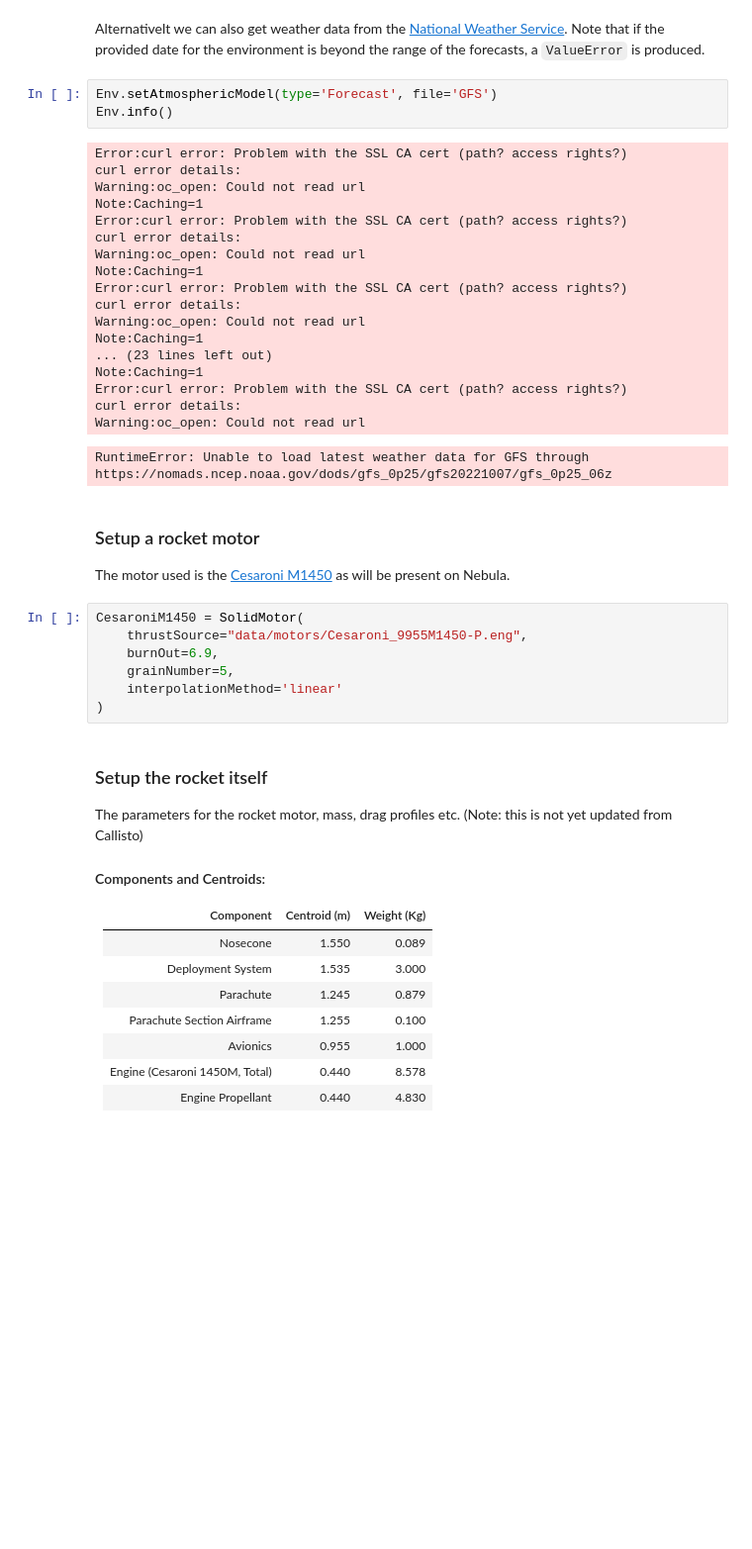
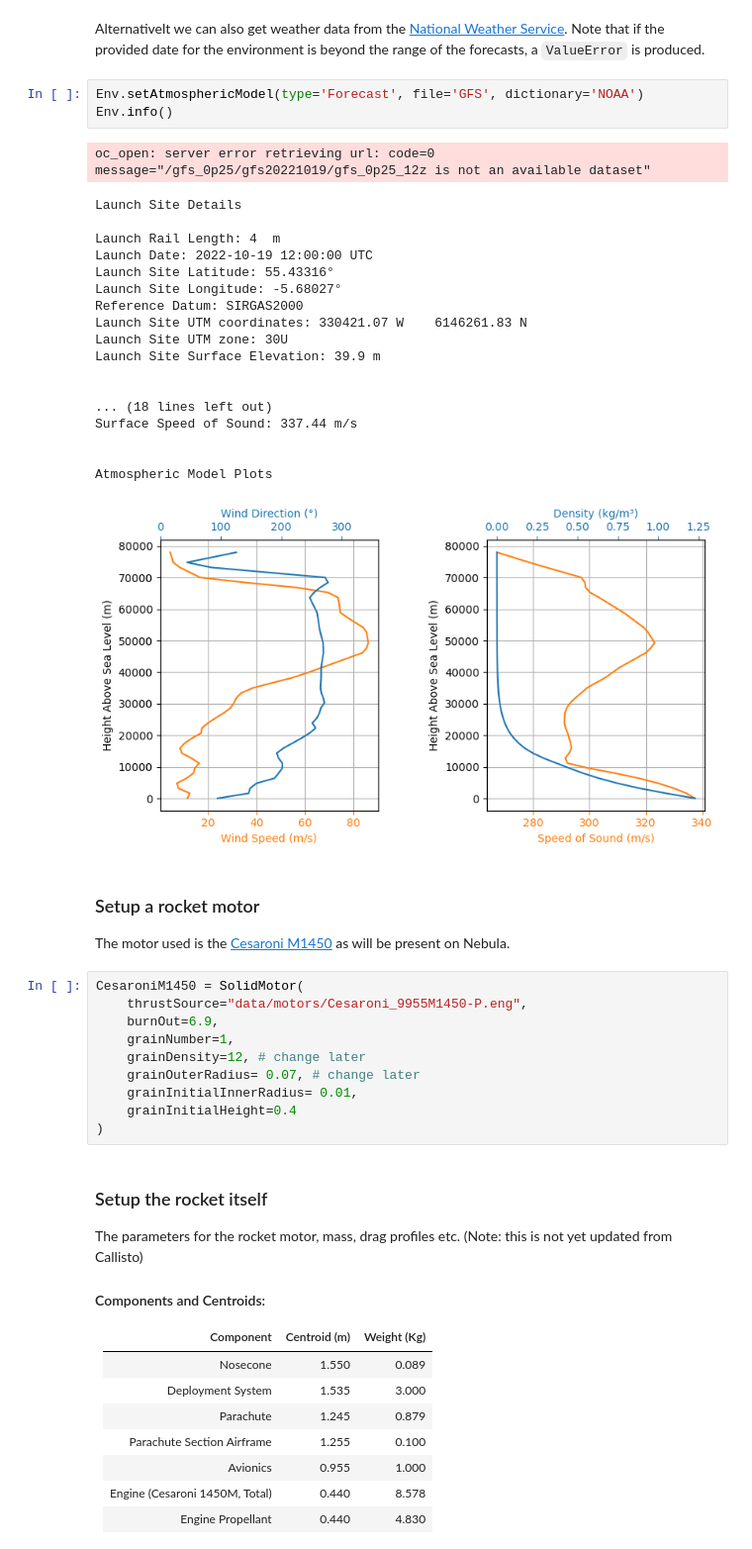
Before and after one commit to Karman-Space-Programme/RocketPy, a Jupyter notebook: KSP RocketPy.ipynb, the cells around one changed output. Shown at 99% size. Saved outputs shown, nothing was run; the diff lists cells and outputs as text; blank space fills up the shorter version.

```diff
--- a/KSP RocketPy.ipynb
+++ b/KSP RocketPy.ipynb
@@ -90,27 +81,28 @@ Atmospheric Model Plots
 # %% [markdown]
 Alternativelt we can also get weather data from the [National Weather Service](https://nomads.ncep.noaa.gov/). Note that if the provided date for the environment is beyond the range of the forecasts, a `ValueError` is produced.
 # %%
-Env.setAtmosphericModel(type='Forecast', file='GFS')
+Env.setAtmosphericModel(type='Forecast', file='GFS', dictionary='NOAA')
 Env.info()
 # %% [output]
-Error:curl error: Problem with the SSL CA cert (path? access rights?)
-curl error details:
-Warning:oc_open: Could not read url
-Note:Caching=1
-Error:curl error: Problem with the SSL CA cert (path? access rights?)
-curl error details:
-Warning:oc_open: Could not read url
-Note:Caching=1
-Error:curl error: Problem with the SSL CA cert (path? access rights?)
-curl error details:
-Warning:oc_open: Could not read url
-Note:Caching=1
-... (23 lines left out)
-Note:Caching=1
-Error:curl error: Problem with the SSL CA cert (path? access rights?)
-curl error details:
-Warning:oc_open: Could not read url
+oc_open: server error retrieving url: code=0 message="/gfs_0p25/gfs20221019/gfs_0p25_12z is not an available dataset"
-RuntimeError: Unable to load latest weather data for GFS through https://nomads.ncep.noaa.gov/dods/gfs_0p25/gfs20221007/gfs_0p25_06z
+Launch Site Details
+
+Launch Rail Length: 4  m
+Launch Date: 2022-10-19 12:00:00 UTC
+Launch Site Latitude: 55.43316°
+Launch Site Longitude: -5.68027°
+Reference Datum: SIRGAS2000
+Launch Site UTM coordinates: 330421.07 W    6146261.83 N
+Launch Site UTM zone: 30U
+Launch Site Surface Elevation: 39.9 m
+
+
+... (18 lines left out)
+Surface Speed of Sound: 337.44 m/s
+
+
+Atmospheric Model Plots
+[figure, added]
 # %% [markdown]
 ### Setup a rocket motor
 The motor used is the [Cesaroni M1450](https://www.thrustcurve.org/motors/Cesaroni/9955M1450-P/) as will be present on Nebula.
@@ -118,8 +110,11 @@ The motor used is the [Cesaroni M1450](https://www.thrustcurve.org/motors/Cesaro
 CesaroniM1450 = SolidMotor(
     thrustSource="data/motors/Cesaroni_9955M1450-P.eng",
     burnOut=6.9,
-    grainNumber=5,
-    interpolationMethod='linear'
+    grainNumber=1,
+    grainDensity=12, # change later
+    grainOuterRadius= 0.07, # change later
+    grainInitialInnerRadius= 0.01,
+    grainInitialHeight=0.4
 )
 # %% [markdown]
 ### Setup the rocket itself
```
Also changed, not shown: parts of 8 cells of this notebook, 1 other file.
